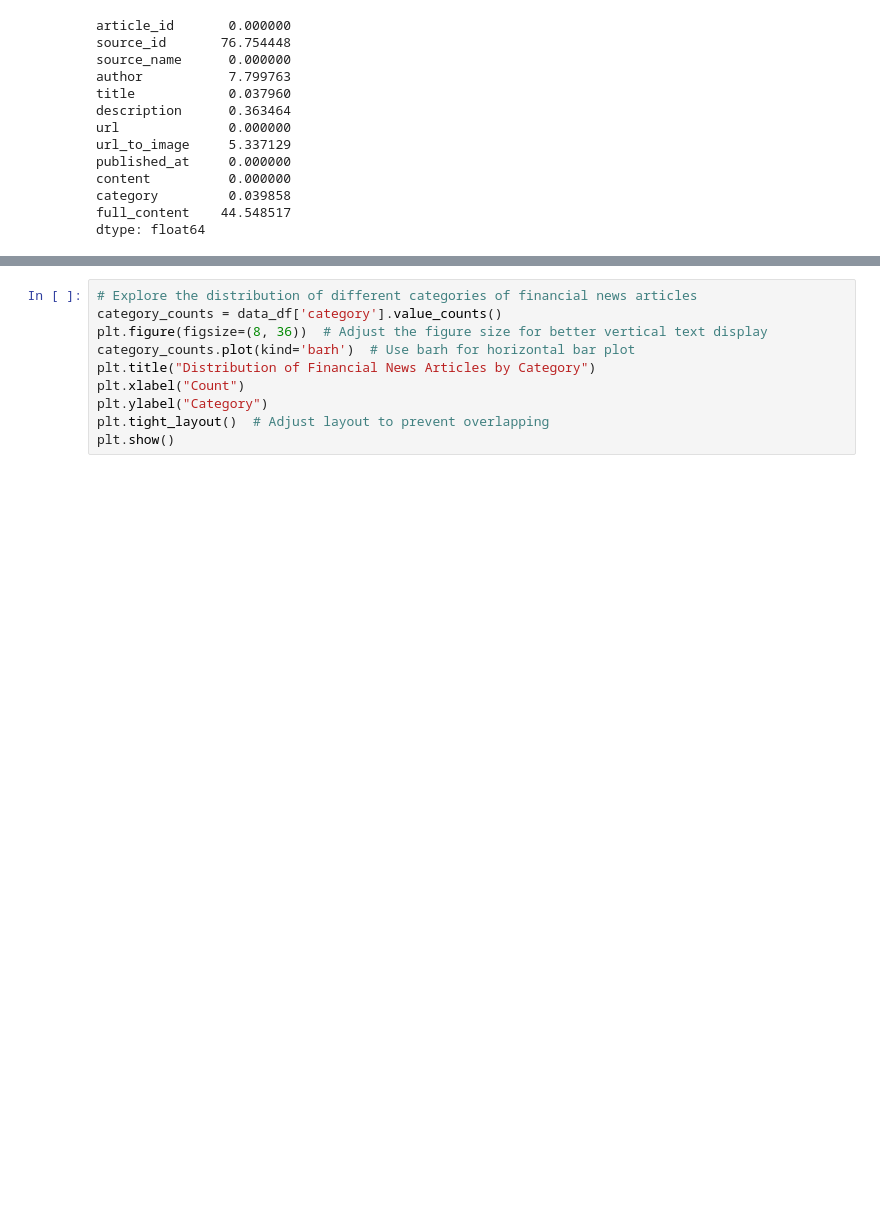
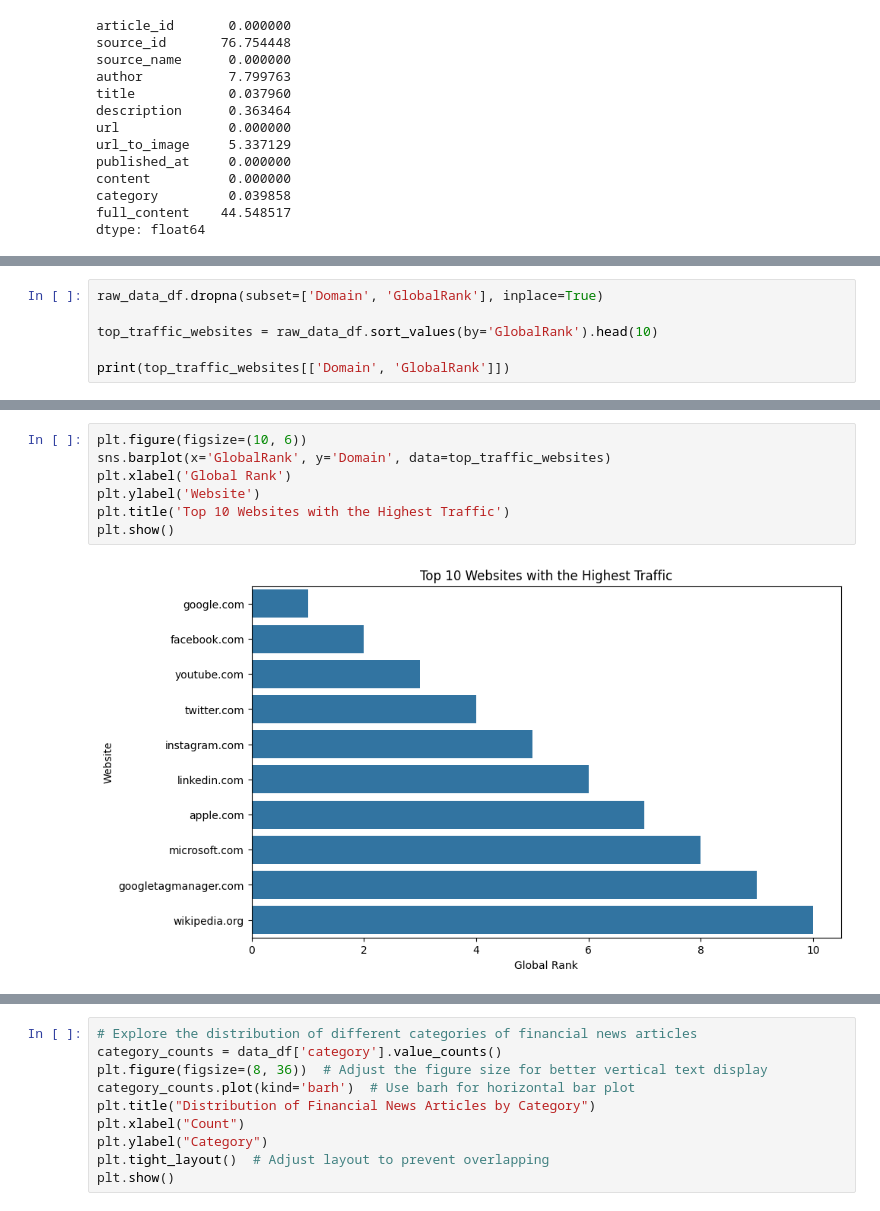
Before and after one commit to tegbiye/news_correlation_10ac_week0, a Jupyter notebook: src/news_analysis.ipynb, the cells around one changed output, grey strips where cells are left out. Cells and saved outputs as stored; diff of their text form; blank space fills up the shorter version.

```diff
--- a/src/news_analysis.ipynb
+++ b/src/news_analysis.ipynb
@@ -341,0 +150,6 @@ dtype: float64
+# %%
+raw_data_df.dropna(subset=['Domain', 'GlobalRank'], inplace=True)
+
+top_traffic_websites = raw_data_df.sort_values(by='GlobalRank').head(10)
+
+print(top_traffic_websites[['Domain', 'GlobalRank']])
@@ -341,0 +168,9 @@ dtype: float64
+# %%
+plt.figure(figsize=(10, 6))
+sns.barplot(x='GlobalRank', y='Domain', data=top_traffic_websites)
+plt.xlabel('Global Rank')
+plt.ylabel('Website')
+plt.title('Top 10 Websites with the Highest Traffic')
+plt.show()
+# %% [output]
+[figure, added]
```
Also changed, not shown: parts of 40 cells of this notebook.
